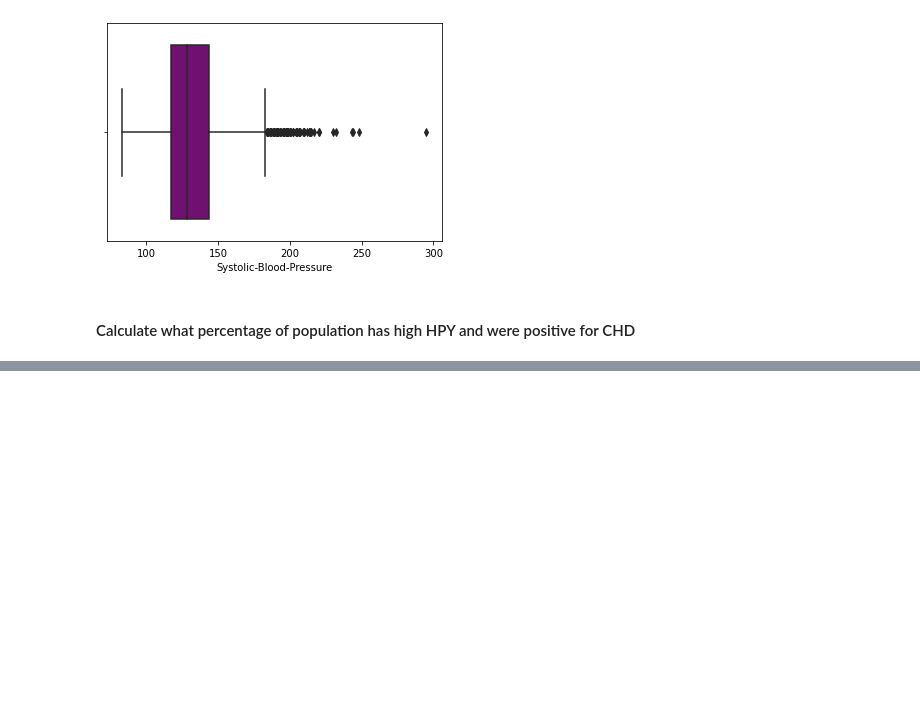
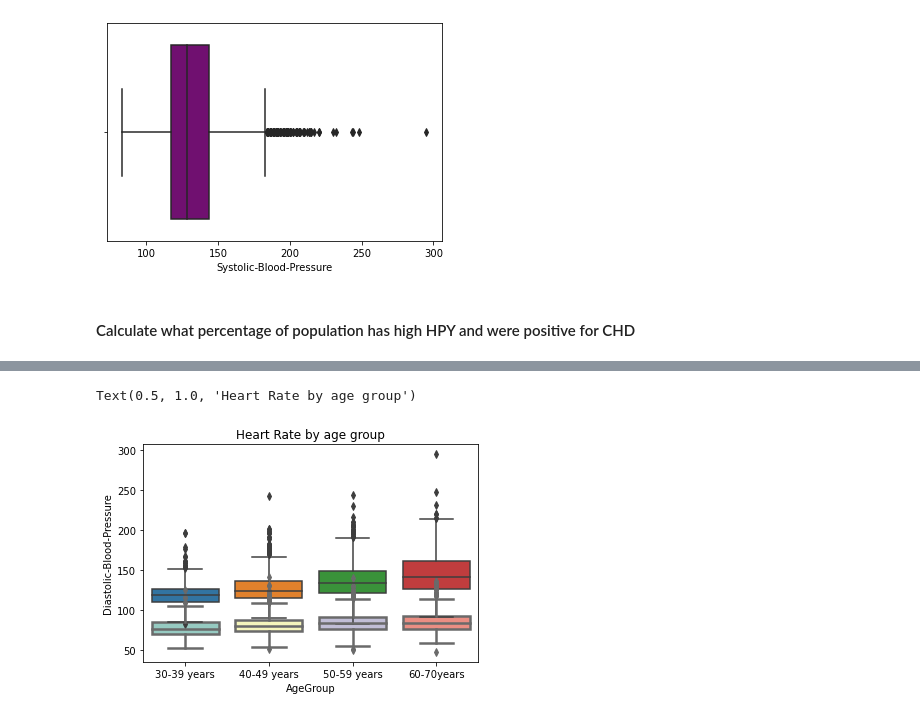
Before and after one commit to sajedehsaremi/Healthy-tuples, a Jupyter notebook: cleaning_data.ipynb, the cells around one changed output, grey strips where cells are left out. Drawn from its saved outputs; the diff is of its cells as text; code cells hidden in the pictures; blank space fills up the shorter version.

```diff
--- a/cleaning_data.ipynb
+++ b/cleaning_data.ipynb
@@ -413,0 +406,8 @@ Outlier_sysBP = clean_df[(clean_df['Systolic-Blood-Pressure'] > 220)]
+# %%
+# plot Blood Pressure by age group
+bprate_plot1 = sns.boxplot(x="AgeGroup", y="Systolic-Blood-Pressure",data=clean_df)
+bprate_plot2 = sns.boxplot(x="AgeGroup", y="Diastolic-Blood-Pressure",data=clean_df,palette="Set3",linewidth=2.5)
+bprate_plot1.set_title('Heart Rate by age group')
+# %% [output]
+Text(0.5, 1.0, 'Heart Rate by age group')
+[figure, added]
```
Also changed, not shown: parts of 5 cells of this notebook.
